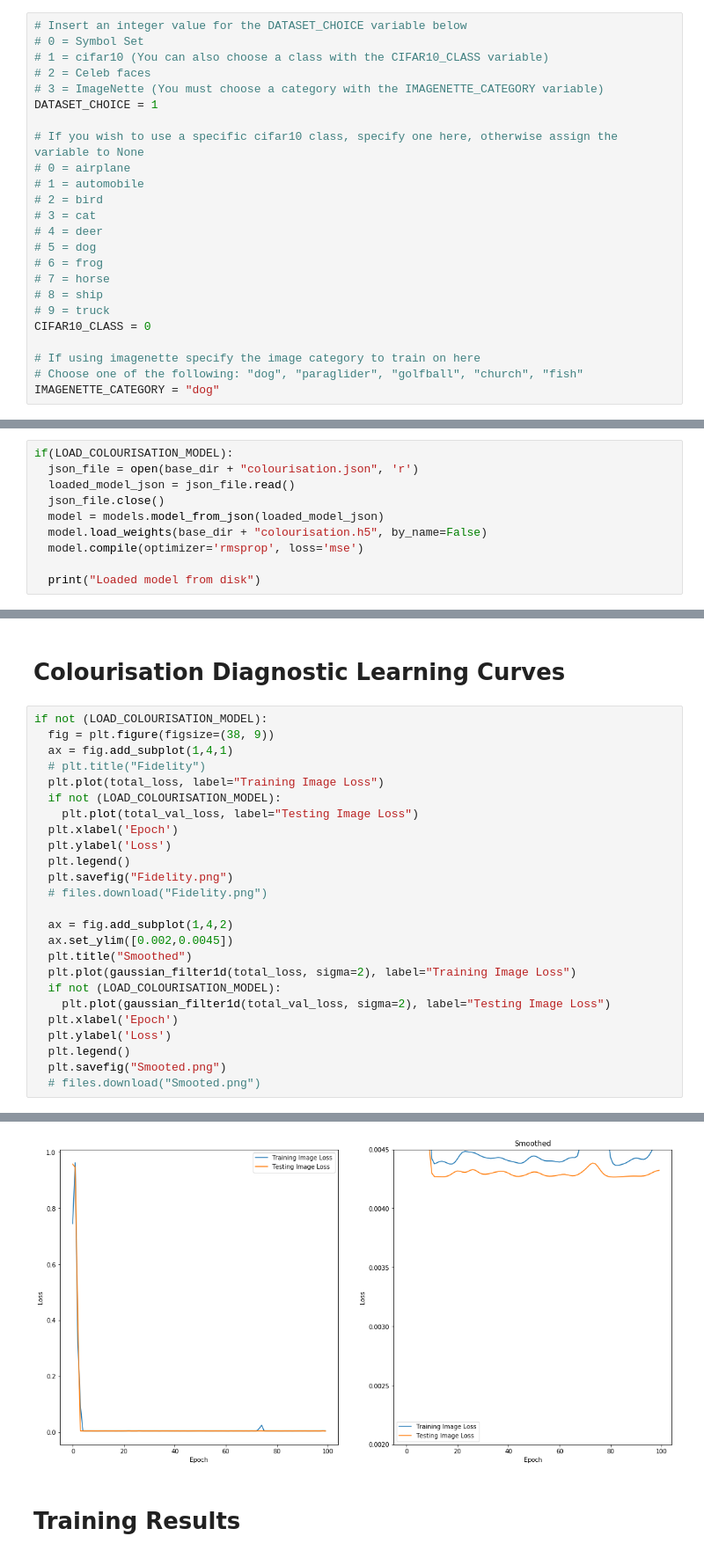
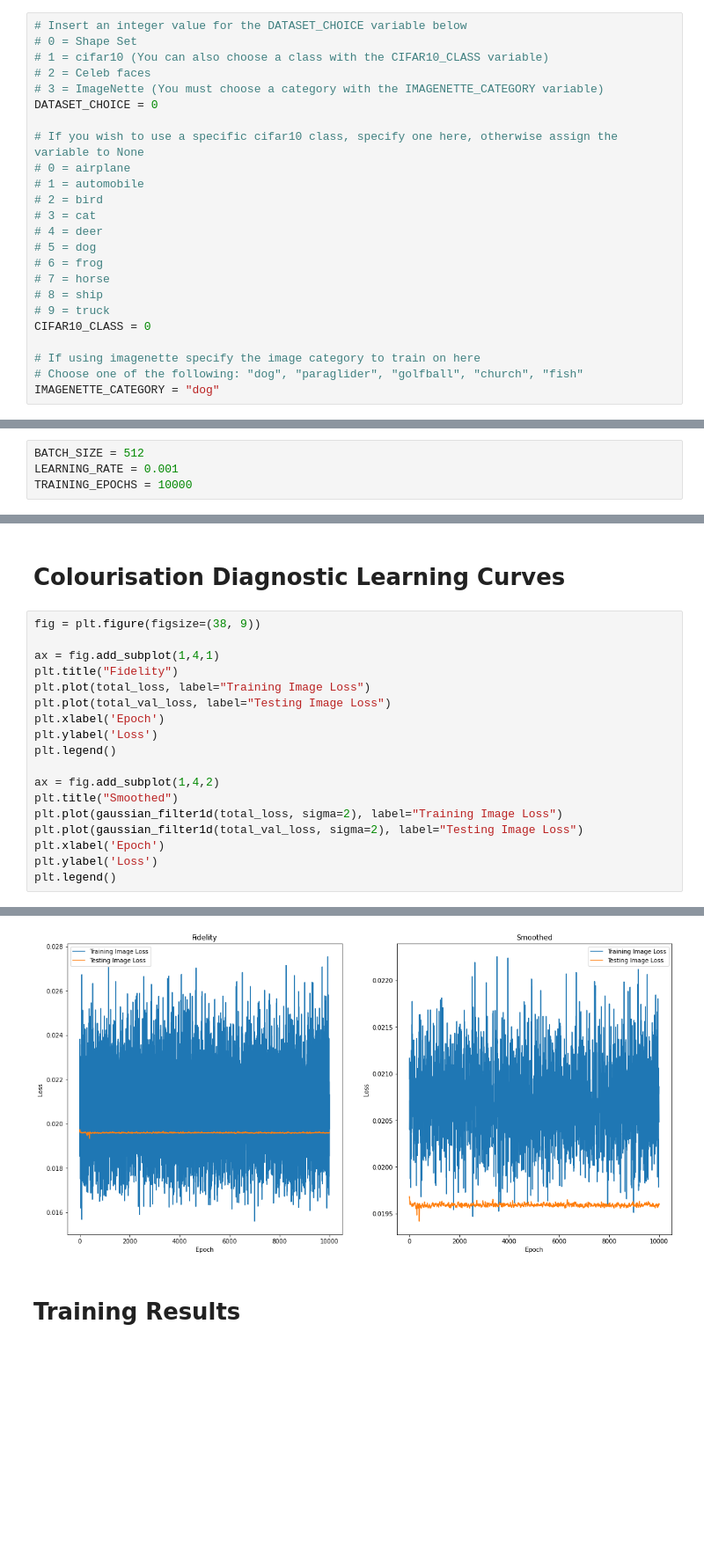
Before and after one commit to conwayjw97/Image-Colourisation-with-Deep-Learning, a Jupyter notebook: src/DCNN.ipynb, the cells around one changed output, grey strips where cells are left out. Shown at 88% size. Cells and saved outputs as stored; diff of their text form; blank space fills up the shorter version.

```diff
--- a/src/DCNN.ipynb
+++ b/src/DCNN.ipynb
@@ -3,10 +5,10 @@
 # %%
 # Insert an integer value for the DATASET_CHOICE variable below
-# 0 = Symbol Set
+# 0 = Shape Set
 # 1 = cifar10 (You can also choose a class with the CIFAR10_CLASS variable)
 # 2 = Celeb faces
 # 3 = ImageNette (You must choose a category with the IMAGENETTE_CATEGORY variable)
-DATASET_CHOICE = 1
+DATASET_CHOICE = 0
 
 # If you wish to use a specific cifar10 class, specify one here, otherwise assign the variable to None
 # 0 = airplane
@@ -46,3 +46,7 @@ INPUT_IMAGE = 10
+# %%
+BATCH_SIZE = 512
+LEARNING_RATE = 0.001
+TRAINING_EPOCHS = 10000
 # %% [markdown]
 # Library Imports
 # %%
@@ -554,10 +282,0 @@ Total time taken: 152.97320318222046
-# %%
-if(LOAD_COLOURISATION_MODEL):
-  json_file = open(base_dir + "colourisation.json", 'r')
-  loaded_model_json = json_file.read()
-  json_file.close()
-  model = models.model_from_json(loaded_model_json)
-  model.load_weights(base_dir + "colourisation.h5", by_name=False)
-  model.compile(optimizer='rmsprop', loss='mse')
-
-  print("Loaded model from disk")
@@ -564,28 +323,21 @@ if(LOAD_COLOURISATION_MODEL):
 # %% [markdown]
 # Colourisation Diagnostic Learning Curves
 # %%
-if not (LOAD_COLOURISATION_MODEL):
-  fig = plt.figure(figsize=(38, 9))
-  ax = fig.add_subplot(1,4,1)
-  # plt.title("Fidelity")
-  plt.plot(total_loss, label="Training Image Loss")
-  if not (LOAD_COLOURISATION_MODEL):
-    plt.plot(total_val_loss, label="Testing Image Loss")
-  plt.xlabel('Epoch')
-  plt.ylabel('Loss')
-  plt.legend()
-  plt.savefig("Fidelity.png")
-  # files.download("Fidelity.png")
+fig = plt.figure(figsize=(38, 9))
 
-  ax = fig.add_subplot(1,4,2)
-  ax.set_ylim([0.002,0.0045])
-  plt.title("Smoothed")
-  plt.plot(gaussian_filter1d(total_loss, sigma=2), label="Training Image Loss")
-  if not (LOAD_COLOURISATION_MODEL):
-    plt.plot(gaussian_filter1d(total_val_loss, sigma=2), label="Testing Image Loss")
-  plt.xlabel('Epoch')
-  plt.ylabel('Loss')
-  plt.legend()
-  plt.savefig("Smooted.png")
-  # files.download("Smooted.png")
+ax = fig.add_subplot(1,4,1)
+plt.title("Fidelity")
+plt.plot(total_loss, label="Training Image Loss")
+plt.plot(total_val_loss, label="Testing Image Loss")
+plt.xlabel('Epoch')
+plt.ylabel('Loss')
+plt.legend()
+
+ax = fig.add_subplot(1,4,2)
+plt.title("Smoothed")
+plt.plot(gaussian_filter1d(total_loss, sigma=2), label="Training Image Loss")
+plt.plot(gaussian_filter1d(total_val_loss, sigma=2), label="Testing Image Loss")
+plt.xlabel('Epoch')
+plt.ylabel('Loss')
+plt.legend()
 # %% [output]
@@ -592,4 +345,4 @@ if not (LOAD_COLOURISATION_MODEL):
-[figure, old version]
+[figure, new version]
 # %% [markdown]
 # Training Results
 # %%
```
Also changed, not shown: parts of 18 cells of this notebook.
